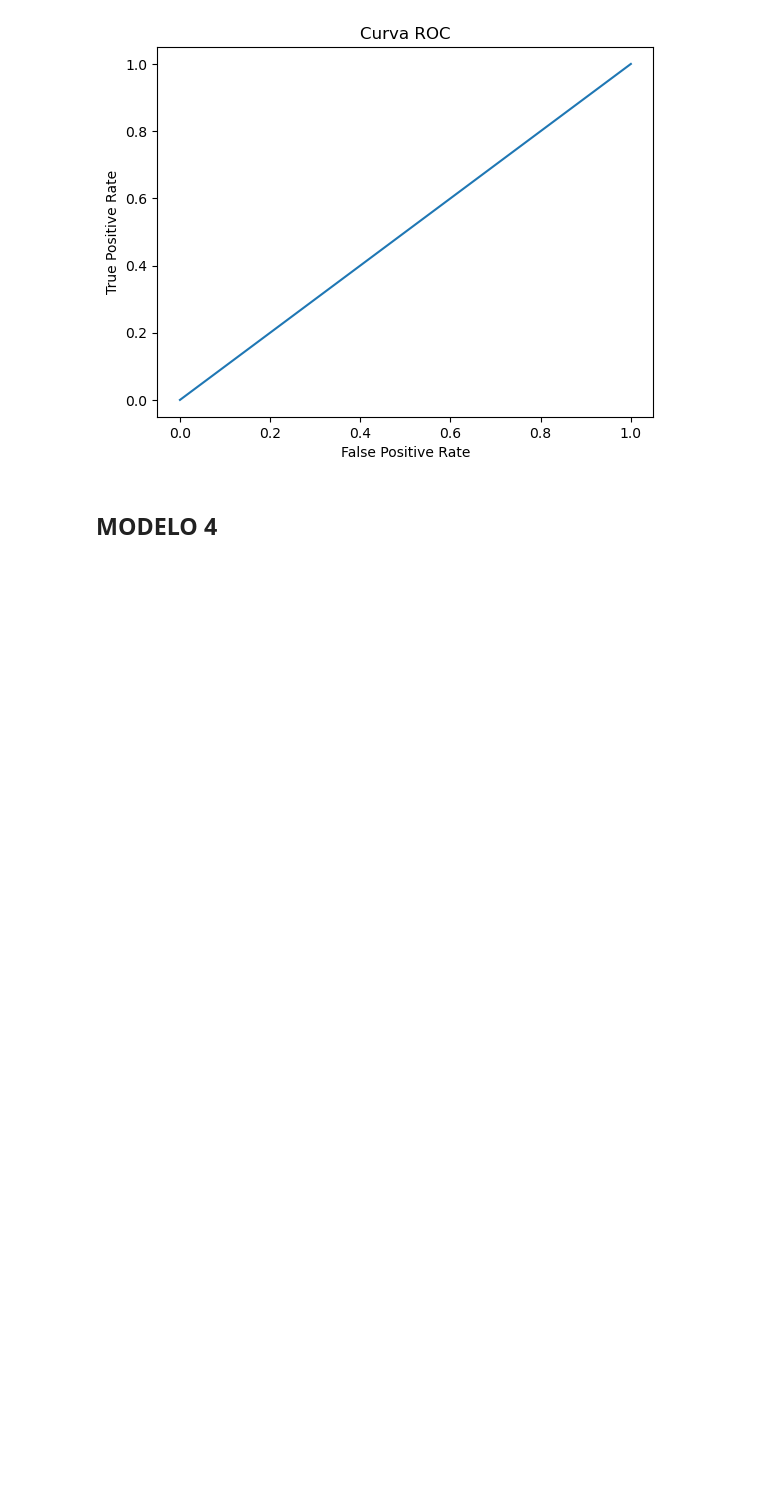
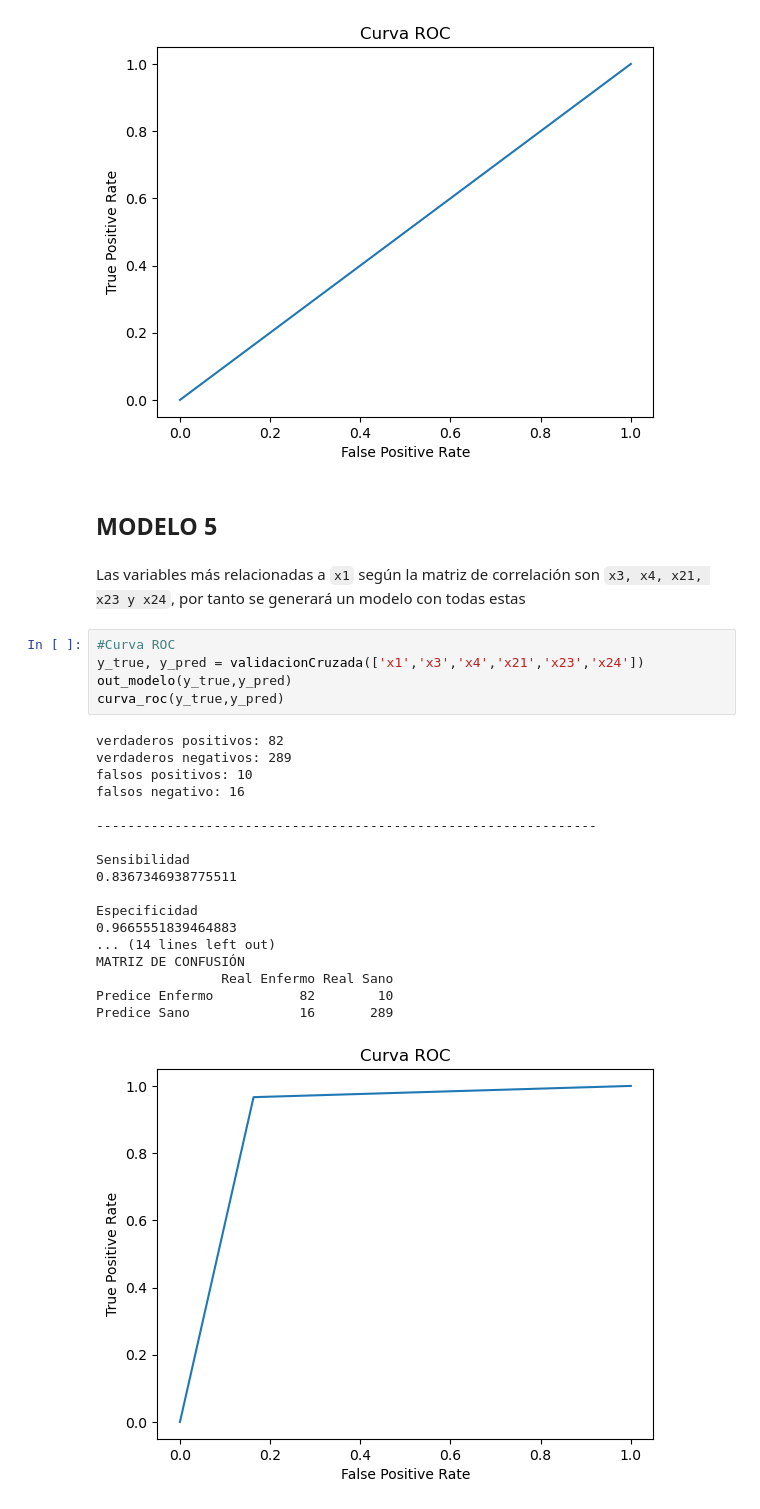
Before and after one commit to AngelaRemolina/Analitica-cancer-mama, a Jupyter notebook: Parcial.ipynb, the cells around one changed output. Drawn from its saved outputs; the diff is of its cells as text; blank space fills up the shorter version.

```diff
--- a/Parcial.ipynb
+++ b/Parcial.ipynb
@@ -622,4 +647,30 @@ Predice Enfermo            0         0
 Predice Sano              98       299
 [figure]
 # %% [markdown]
-## MODELO 4
+## MODELO 5
+# %% [markdown]
+Las variables más relacionadas a `x1` según la matriz de correlación son `x3, x4, x21, x23 y x24`, por tanto se generará un modelo con todas estas
+# %%
+#Curva ROC
+y_true, y_pred = validacionCruzada(['x1','x3','x4','x21','x23','x24'])
+out_modelo(y_true,y_pred)
+curva_roc(y_true,y_pred)
+# %% [output]
+verdaderos positivos: 82
+verdaderos negativos: 289
+falsos positivos: 10
+falsos negativo: 16
+
+----------------------------------------------------------------
+
+Sensibilidad
+0.8367346938775511
+
+Especificidad
+0.9665551839464883
+... (14 lines left out)
+MATRIZ DE CONFUSIÓN
+                Real Enfermo Real Sano
+Predice Enfermo           82        10
+Predice Sano              16       289
+[figure, added]
```
Also changed, not shown: parts of 9 cells of this notebook.
